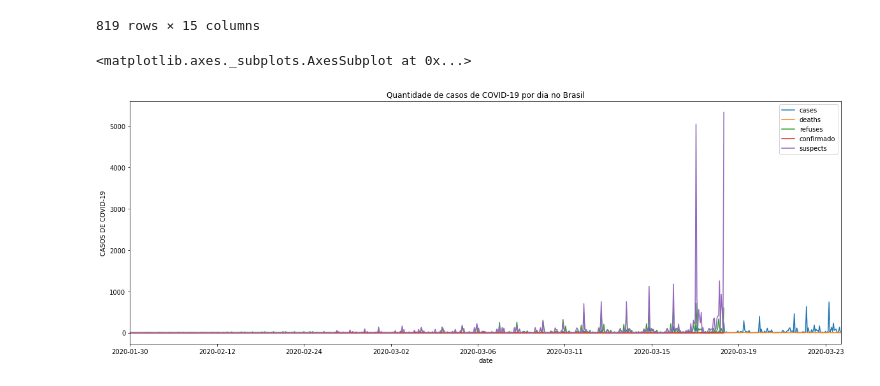
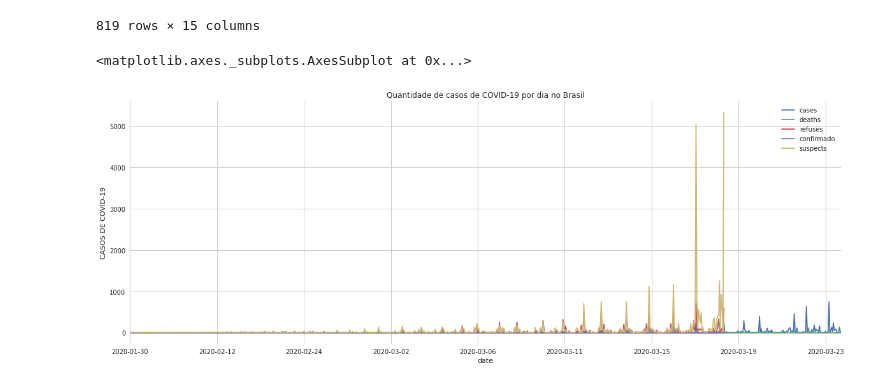
Before and after one commit to benitez-mjv/Research-and-Development, a Jupyter notebook: COVID_19.ipynb, the cells around one changed output. Saved outputs shown, nothing was run; the diff lists cells and outputs as text; code cells hidden in the pictures.

```diff
--- a/COVID_19.ipynb
+++ b/COVID_19.ipynb
@@ -75,23 +85,26 @@ df
 | 0 | 11 | 2020-03-23 | NaN | NaN | NaN | NaN | NaN | NaN | 3 | NaN | ... |
 819 rows × 15 columns
 # %%
+plt.style.use('seaborn')
+sns.set_style("whitegrid")
+
 # Configurando o tamanho do gráfico
 plt.rcParams['figure.figsize'] = (20,7)
 
 # Adicionando o título
 plt.title('Quantidade de casos de COVID-19 por dia no Brasil')
 
 # Alterando nomes dos eixos
 plt.xlabel('DATA')
 plt.ylabel('CASOS DE COVID-19')
 
 # Defininndo Dados
 ax = plt.gca()
 df.plot(kind='line', x='date', y='cases', ax=ax)
 df.plot(kind='line', x='date', y='deaths', ax=ax)
 df.plot(kind='line', x='date', y='refuses', ax=ax)
 df.plot(kind='line', x='date', y='confirmado', ax=ax)
 df.plot(kind='line', x='date', y='suspects', ax=ax)
 # %% [output]
 <matplotlib.axes._subplots.AxesSubplot at 0x...>
-[figure, old version]
+[figure, new version]
```
Also changed, not shown: parts of 3 cells of this notebook.
